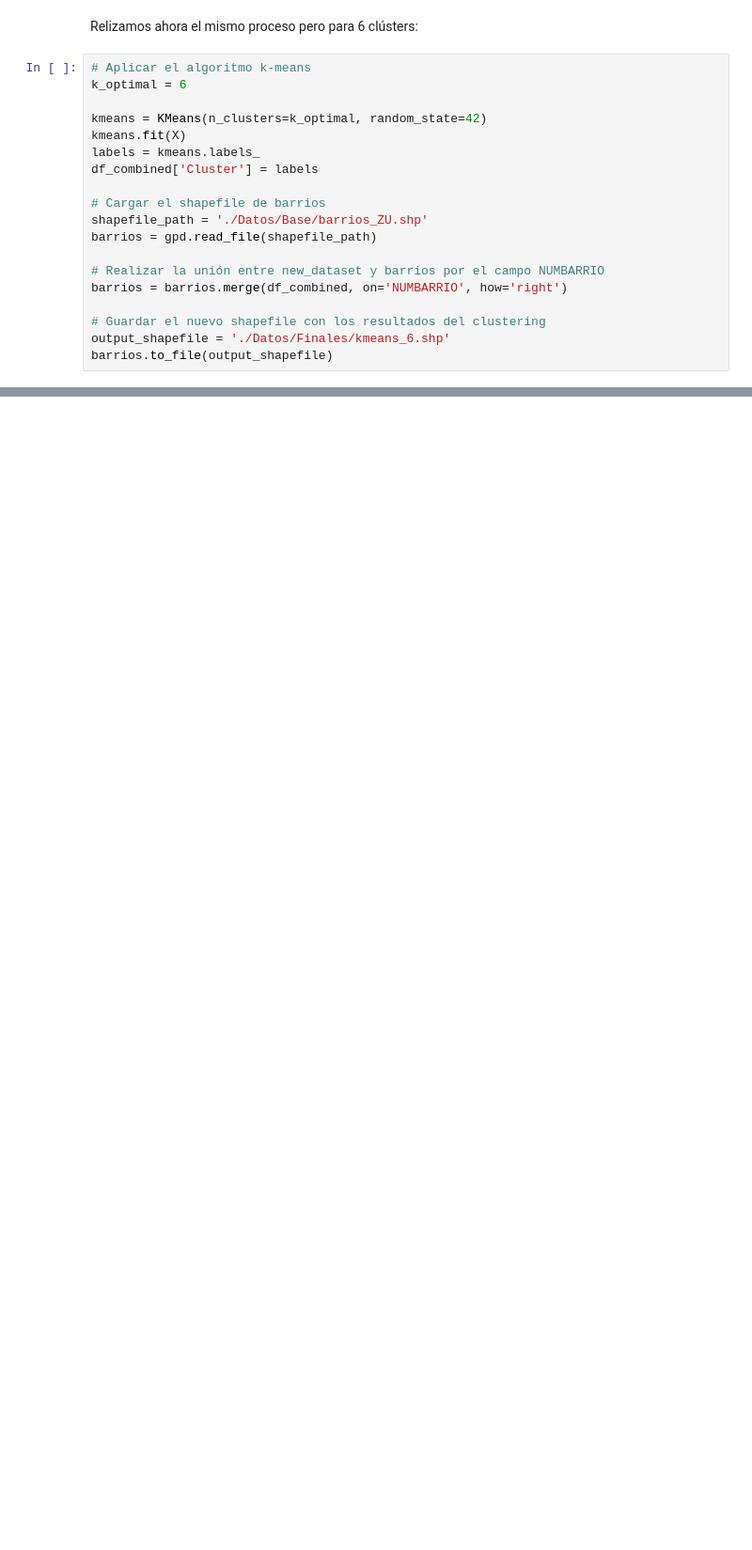
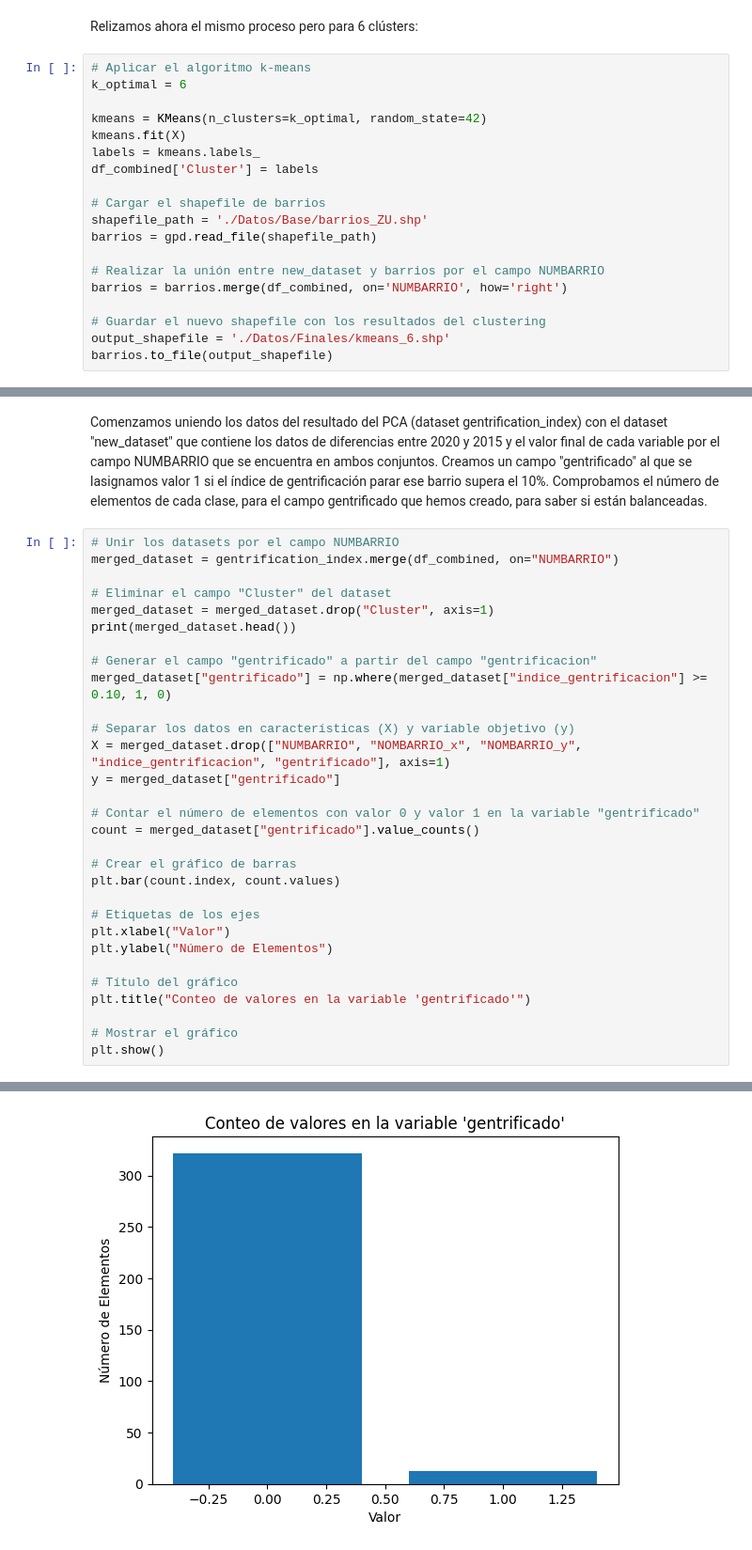
Before and after one commit to mpalomarespastor/Gentrificacion_Malaga, a Jupyter notebook: Code/Gentrification.ipynb, the cells around one changed output, grey strips where cells are left out. Shown: that part at 94% size. Saved outputs shown, nothing was run; the diff lists cells and outputs as text; blank space fills up the shorter version.

```diff
--- a/Code/Gentrification.ipynb
+++ b/Code/Gentrification.ipynb
@@ -717,0 +727,33 @@ barrios.to_file(output_shapefile)
+# %% [markdown]
+Comenzamos uniendo los datos del resultado del PCA (dataset gentrification_index) con el dataset "new_dataset" que contiene los datos de diferencias entre 2020 y 2015 y el valor final de cada variable por el campo NUMBARRIO que se encuentra en ambos conjuntos. Creamos un campo "gentrificado" al que se lasignamos valor 1 si el índice de gentrificación parar ese barrio supera el 10%. Comprobamos el número de elementos de cada clase, para el campo gentrificado que hemos creado, para saber si están balanceadas.
+# %%
+# Unir los datasets por el campo NUMBARRIO
+merged_dataset = gentrification_index.merge(df_combined, on="NUMBARRIO")
+
+# Eliminar el campo "Cluster" del dataset
+merged_dataset = merged_dataset.drop("Cluster", axis=1)
+print(merged_dataset.head())
+
+# Generar el campo "gentrificado" a partir del campo "gentrificacion"
+merged_dataset["gentrificado"] = np.where(merged_dataset["indice_gentrificacion"] >= 0.10, 1, 0)
+
+# Separar los datos en características (X) y variable objetivo (y)
+X = merged_dataset.drop(["NUMBARRIO", "NOMBARRIO_x", "NOMBARRIO_y", "indice_gentrificacion", "gentrificado"], axis=1)
+y = merged_dataset["gentrificado"]
+
+# Contar el número de elementos con valor 0 y valor 1 en la variable "gentrificado"
+count = merged_dataset["gentrificado"].value_counts()
+
+# Crear el gráfico de barras
+plt.bar(count.index, count.values)
+
+# Etiquetas de los ejes
+plt.xlabel("Valor")
+plt.ylabel("Número de Elementos")
+
+# Título del gráfico
+plt.title("Conteo de valores en la variable 'gentrificado'")
+
+# Mostrar el gráfico
+plt.show()
+# %% [output]
@@ -717,0 +777 @@ barrios.to_file(output_shapefile)
+[figure, added]
```
Also changed, not shown: parts of 17 cells of this notebook, 1 other file.
